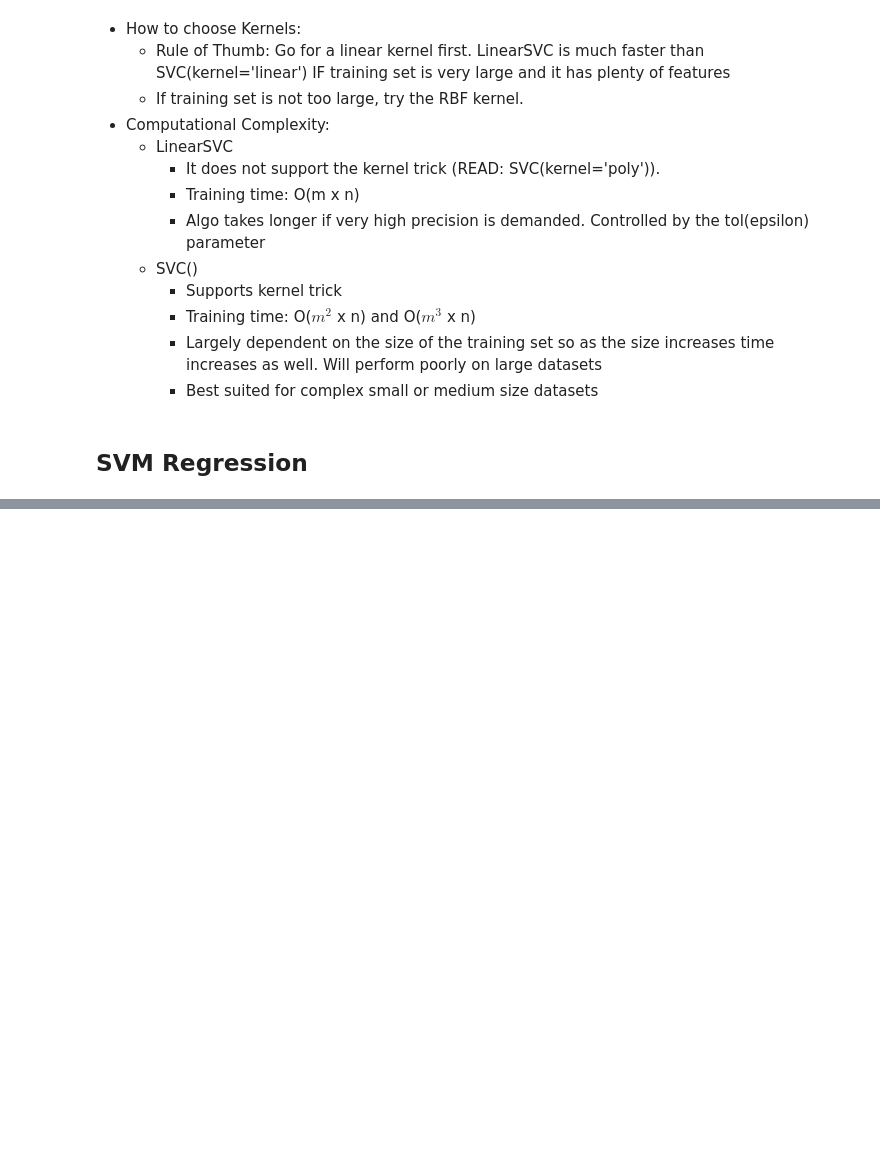
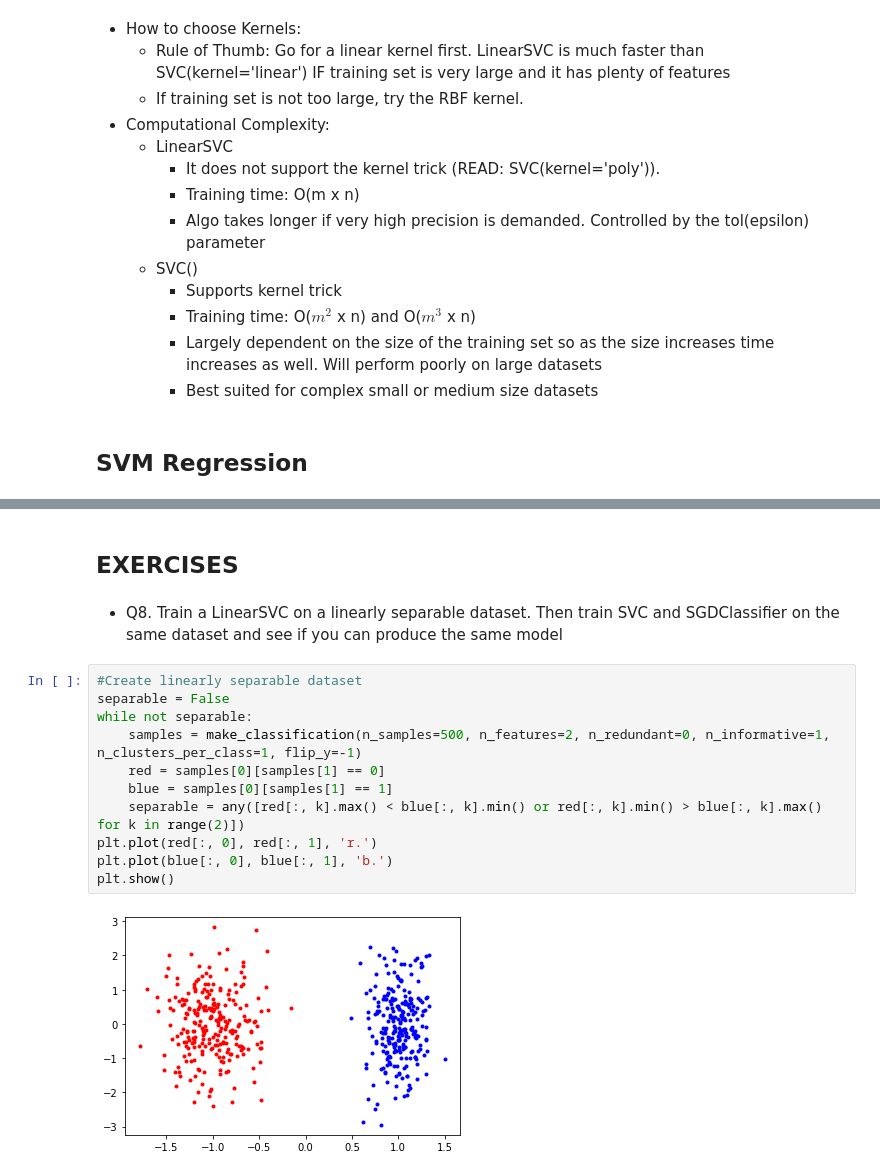
Before and after one commit to abhay-iy97/ml-handson, a Jupyter notebook: SVM.ipynb, the cells around one changed output, grey strips where cells are left out. Cells and saved outputs as stored; diff of their text form; blank space fills up the shorter version.

Commit message:
svm_exercise_8

```diff
--- a/SVM.ipynb
+++ b/SVM.ipynb
@@ -283,0 +307,17 @@ plt.show()
+# %% [markdown]
+## EXERCISES
+# %% [markdown]
+- Q8. Train a LinearSVC on a linearly separable dataset. Then train SVC and SGDClassifier on the same dataset and see if you can produce the same model
+# %%
+#Create linearly separable dataset
+separable = False
+while not separable:
+    samples = make_classification(n_samples=500, n_features=2, n_redundant=0, n_informative=1, n_clusters_per_class=1, flip_y=-1)
+    red = samples[0][samples[1] == 0]
+    blue = samples[0][samples[1] == 1]
+    separable = any([red[:, k].max() < blue[:, k].min() or red[:, k].min() > blue[:, k].max() for k in range(2)])
+plt.plot(red[:, 0], red[:, 1], 'r.')
+plt.plot(blue[:, 0], blue[:, 1], 'b.')
+plt.show()
+# %% [output]
+[figure, added]
```
Also changed, not shown: parts of 9 cells of this notebook.
